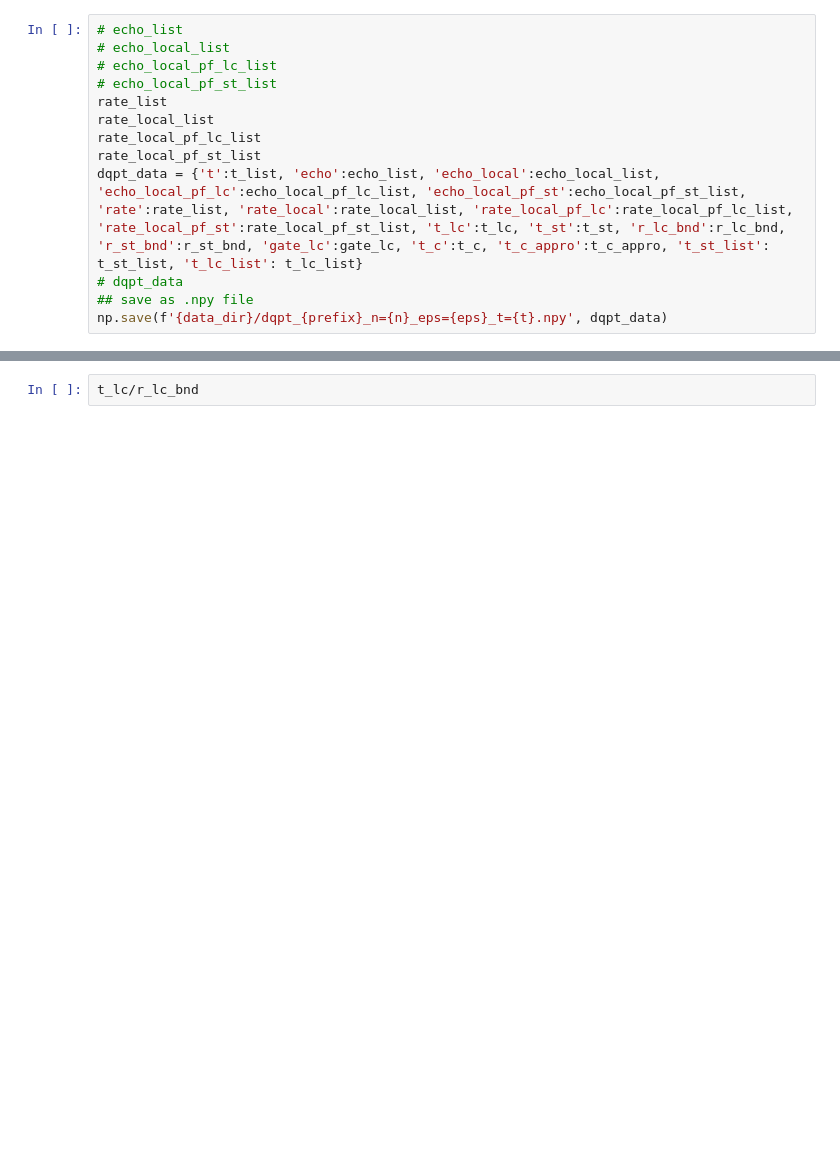
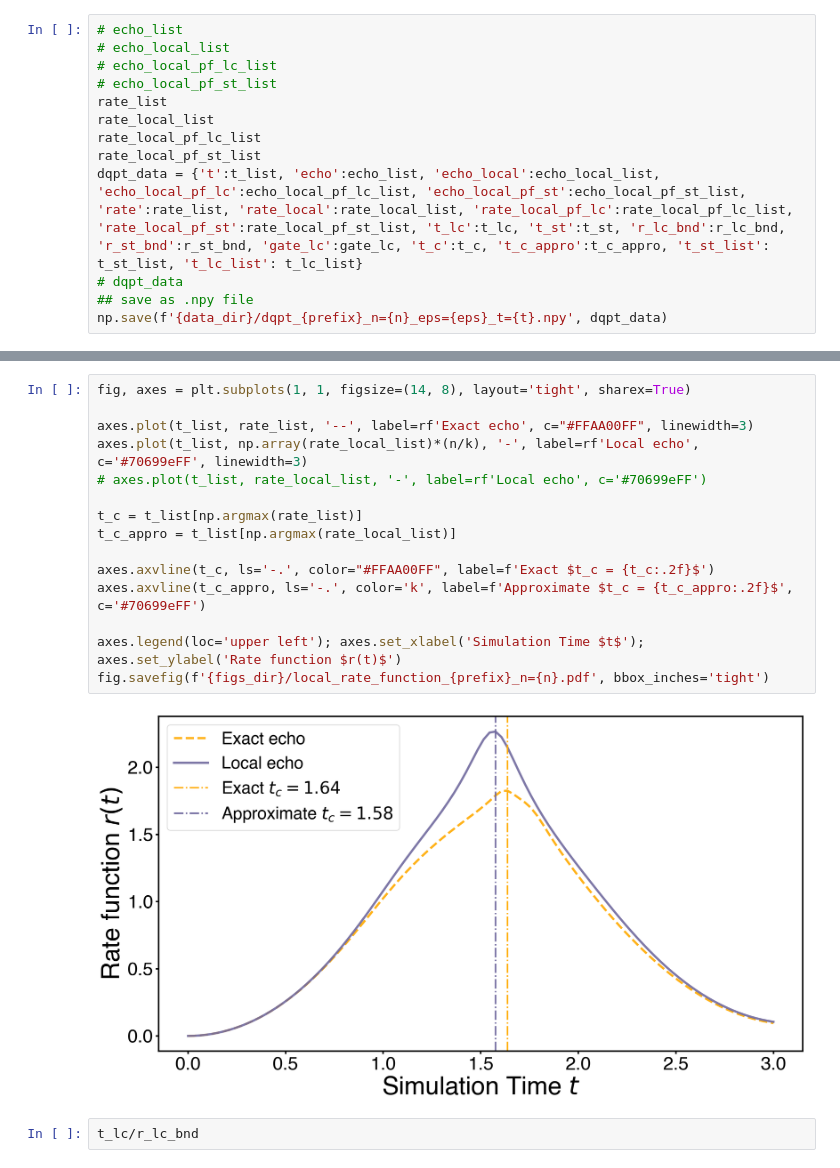
Before and after one commit to Jue-Xu/Trotter-Error-with-Observable, a Jupyter notebook: code/short_time.ipynb, the cells around one changed output, grey strips where cells are left out. Drawn from its saved outputs; the diff is of its cells as text; blank space fills up the shorter version.

```diff
--- a/code/short_time.ipynb
+++ b/code/short_time.ipynb
@@ -829,3 +855,20 @@ Text(0, 0.5, 'Normalized rate function $r(t)$')
+# %%
+fig, axes = plt.subplots(1, 1, figsize=(14, 8), layout='tight', sharex=True)
+
+axes.plot(t_list, rate_list, '--', label=rf'Exact echo', c="#FFAA00FF", linewidth=3)
+axes.plot(t_list, np.array(rate_local_list)*(n/k), '-', label=rf'Local echo', c='#70699eFF', linewidth=3)
+# axes.plot(t_list, rate_local_list, '-', label=rf'Local echo', c='#70699eFF')
+
+t_c = t_list[np.argmax(rate_list)]
+t_c_appro = t_list[np.argmax(rate_local_list)]
+
+axes.axvline(t_c, ls='-.', color="#FFAA00FF", label=f'Exact $t_c = {t_c:.2f}$')
+axes.axvline(t_c_appro, ls='-.', color='k', label=f'Approximate $t_c = {t_c_appro:.2f}$', c='#70699eFF')
+
+axes.legend(loc='upper left'); axes.set_xlabel('Simulation Time $t$'); axes.set_ylabel('Rate function $r(t)$')
+fig.savefig(f'{figs_dir}/local_rate_function_{prefix}_n={n}.pdf', bbox_inches='tight')
+# %% [output]
+[figure, added]
 # %%
 t_lc/r_lc_bnd
 # %% [output]
```
Also changed, not shown: parts of 6 cells of this notebook, 5 other files.
